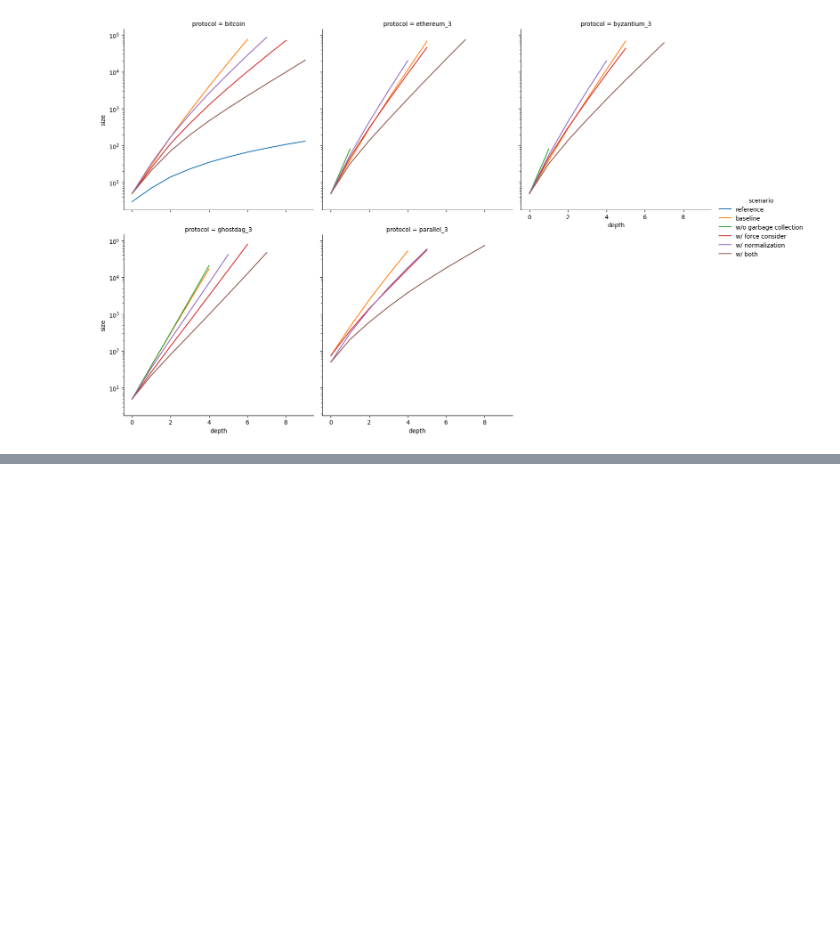
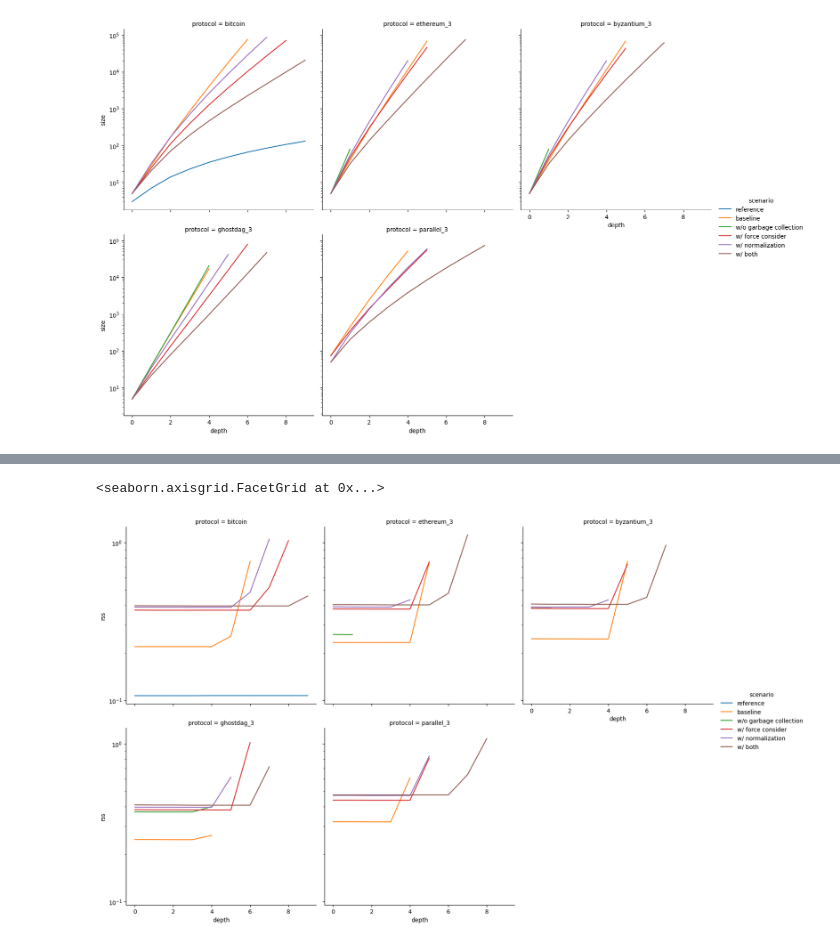
Before and after one commit to pkel/cpr, a Jupyter notebook: mdp/4-state-space-exploration-for-paper.ipynb, the cells around one changed output, grey strips where cells are left out. Saved outputs shown, nothing was run; the diff lists cells and outputs as text; code cells hidden in the pictures; blank space fills up the shorter version.

```diff
--- a/mdp/4-state-space-exploration-for-paper.ipynb
+++ b/mdp/4-state-space-exploration-for-paper.ipynb
@@ -239,3 +245,16 @@ seaborn.relplot(
+# %%
+seaborn.relplot(
+    data=size_log.query("depth < 10"),
+    kind="line",
+    x="depth",
+    y="rss",
+    hue="scenario",
+    col="protocol",
+    col_wrap=3,
+).set(yscale="log")
+# %% [output]
+<seaborn.axisgrid.FacetGrid at 0x...>
+[figure, added]
 # %%
 sum(aborts.time_spent) / 60  # minutes
 # %% [output]
```
Also changed, not shown: parts of 4 cells of this notebook, 2 other files.
